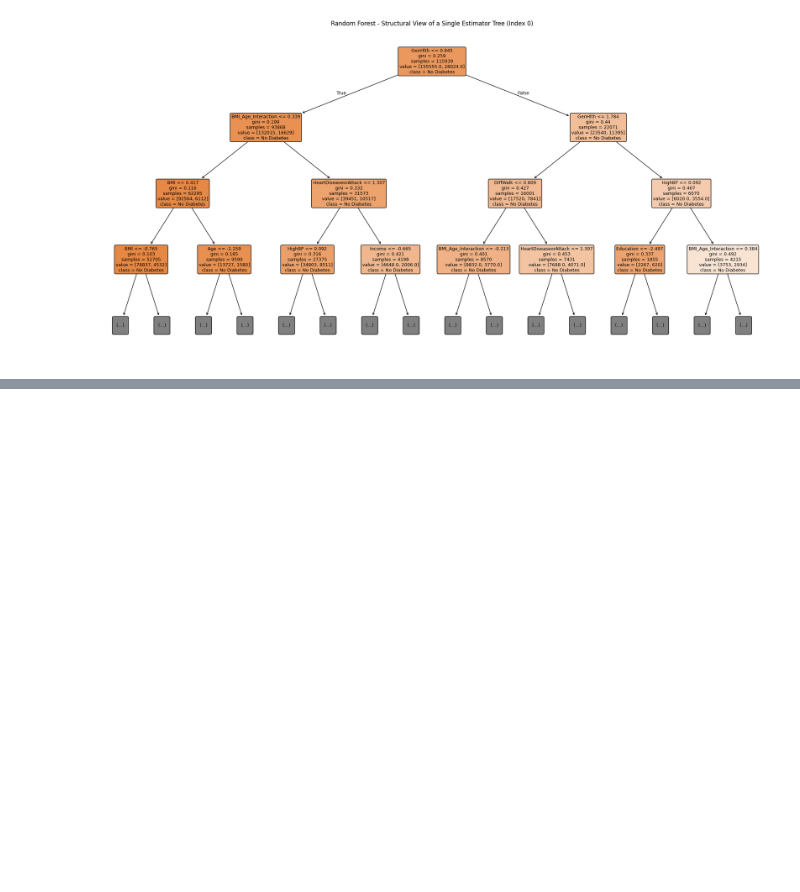
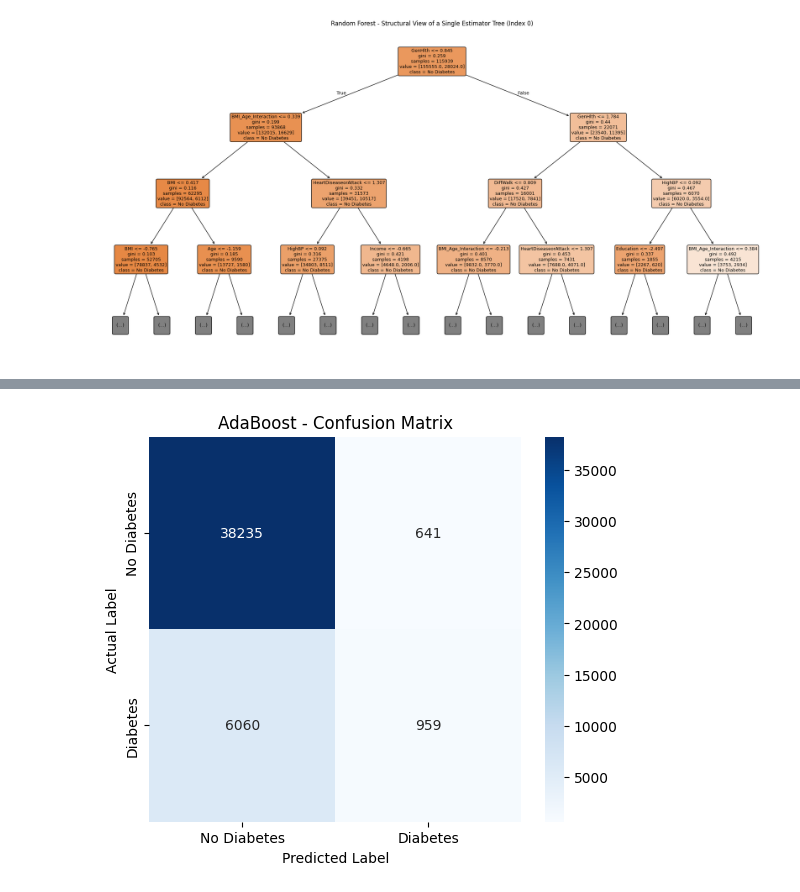
Before and after one commit to kartik815/ML-Classification-Regression-Clustering-Case-Study, a Jupyter notebook: notebooks/classification_application_2_models.ipynb, the cells around one changed output, grey strips where cells are left out. Saved outputs shown, nothing was run; the diff lists cells and outputs as text; code cells hidden in the pictures; blank space fills up the shorter version.

Commit message:
Added ADA Boosting Classifier in classification notebook

```diff
--- a/notebooks/classification_application_2_models.ipynb
+++ b/notebooks/classification_application_2_models.ipynb
@@ -828,0 +881,14 @@ plt.show()
+# %%
+
+ada_model = random_search.best_estimator_
+ada_model.fit(X_train_scaled, y_train)
+
+y_pred_ada = ada_model.predict(X_test_scaled)
+y_prob_ada = ada_model.predict_proba(X_test_scaled)[:, 1]
+
+print("AdaBoost model trained successfully using optimal parameters")
+accuracy_ada = accuracy_score(y_test, y_pred_ada)
+precision_ada = precision_score(y_test, y_pred_ada, average="weighted")
+recall_ada = recall_score(y_test, y_pred_ada, average="weighted")
+f1_ada = f1_score(y_test, y_pred_ada, average="weighted")
+roc_auc_ada = roc_auc_score(y_test, y_prob_ada)
@@ -828,0 +928,19 @@ plt.show()
+# %%
+
+cm_ada = confusion_matrix(y_test, y_pred_ada)
+
+plt.figure(figsize=(6, 5))
+sns.heatmap(
+    cm_ada,
+    annot=True,
+    fmt="d",
+    cmap="Blues",
+    xticklabels=["No Diabetes", "Diabetes"],
+    yticklabels=["No Diabetes", "Diabetes"],
+)
+plt.title("AdaBoost - Confusion Matrix")
+plt.xlabel("Predicted Label")
+plt.ylabel("Actual Label")
+plt.show()
+# %% [output]
+[figure, added]
```
Also changed, not shown: parts of 8 cells of this notebook.
